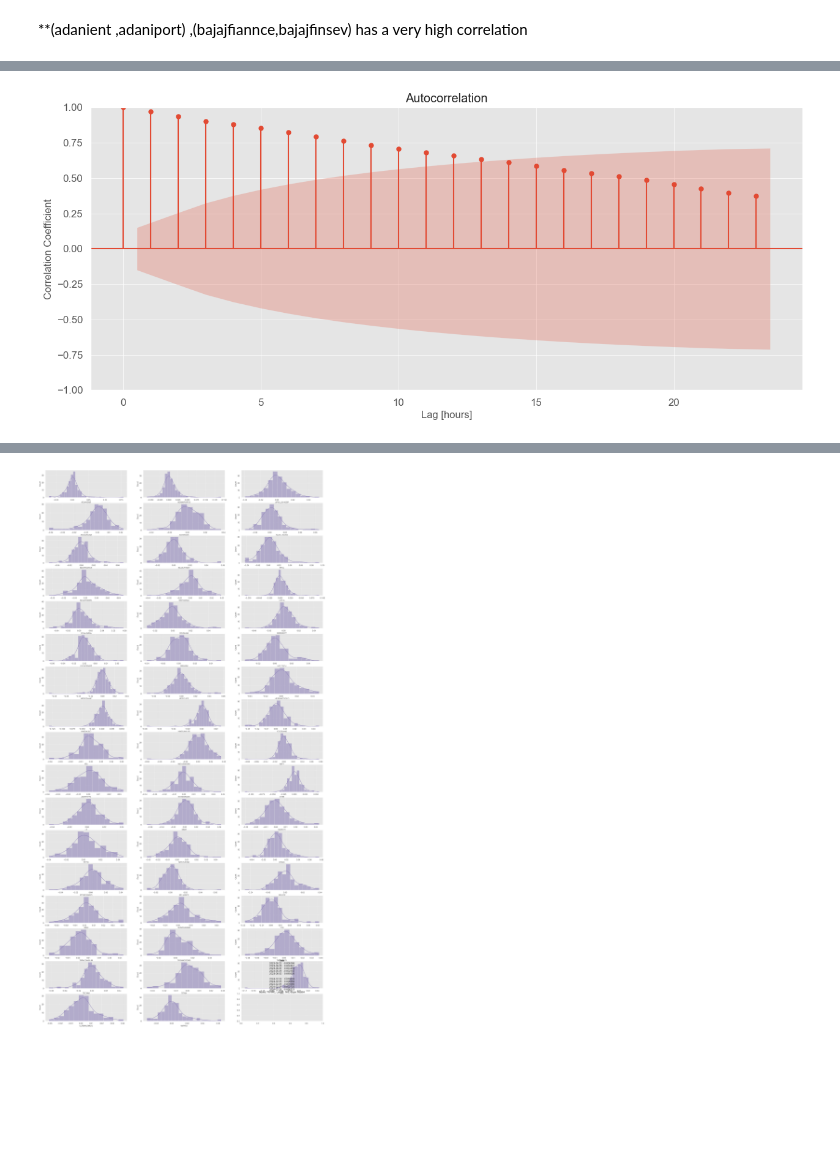
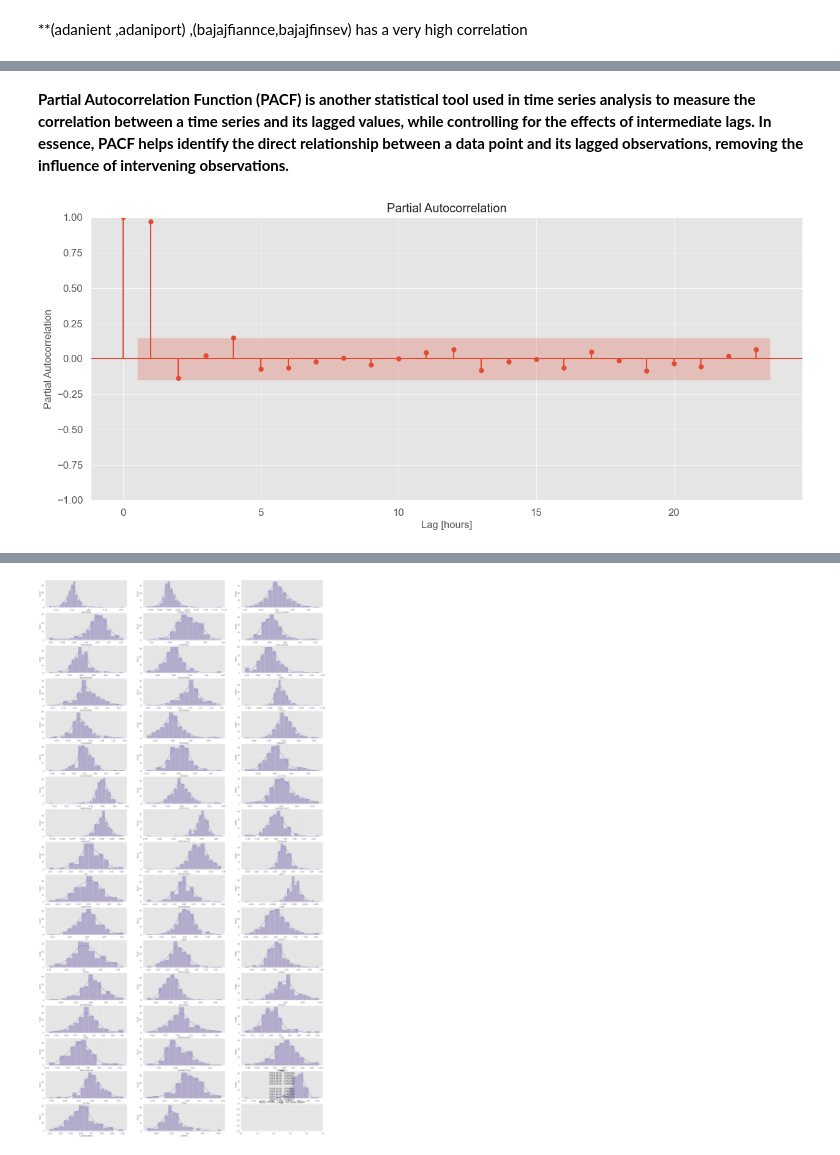
Before and after one commit to Ayush-sacri/Stock-Analysis, a Jupyter notebook: Stock-Analysis.ipynb, the cells around one changed output, grey strips where cells are left out. Cells and saved outputs as stored; diff of their text form; code cells hidden in the pictures; blank space fills up the shorter version.

```diff
--- a/Stock-Analysis.ipynb
+++ b/Stock-Analysis.ipynb
@@ -183,0 +186,8 @@ sns.heatmap(corr, cmap='BrBG',  center=0,vmin=-1, vmax=1, annot=True,
+# %%
+symbol='ADANIENT'
+obj=download_symb(symbol)
+data=obj.symb()
+fig, ax = plt.subplots(figsize=(20, 10))
+plot_acf(data['Close'],ax=ax)
+plt.xlabel("Lag [hours]")
+plt.ylabel("Autocorrelation");
@@ -184,9 +202,11 @@ sns.heatmap(corr, cmap='BrBG',  center=0,vmin=-1, vmax=1, annot=True,
+# %% [markdown]
+**Partial Autocorrelation Function (PACF) is another statistical tool used in time series analysis to measure the correlation between a time series and its lagged values, while controlling for the effects of intermediate lags. In essence, PACF helps identify the direct relationship between a data point and its lagged observations, removing the influence of intervening observations.**
 # %%
-obj=download_symb('ADANIENT')
+obj=download_symb(symbol)
 data=obj.symb()
 fig, ax = plt.subplots(figsize=(15, 6))
-plot_acf(data['Close'],ax=ax)
+plot_pacf(data['Close'],ax=ax)
 plt.xlabel("Lag [hours]")
-plt.ylabel("Correlation Coefficient");
+plt.ylabel("Partial Autocorrelation");
 # %% [output]
-[figure, old version]
+[figure, new version]
```
Also changed, not shown: parts of 7 cells of this notebook.
